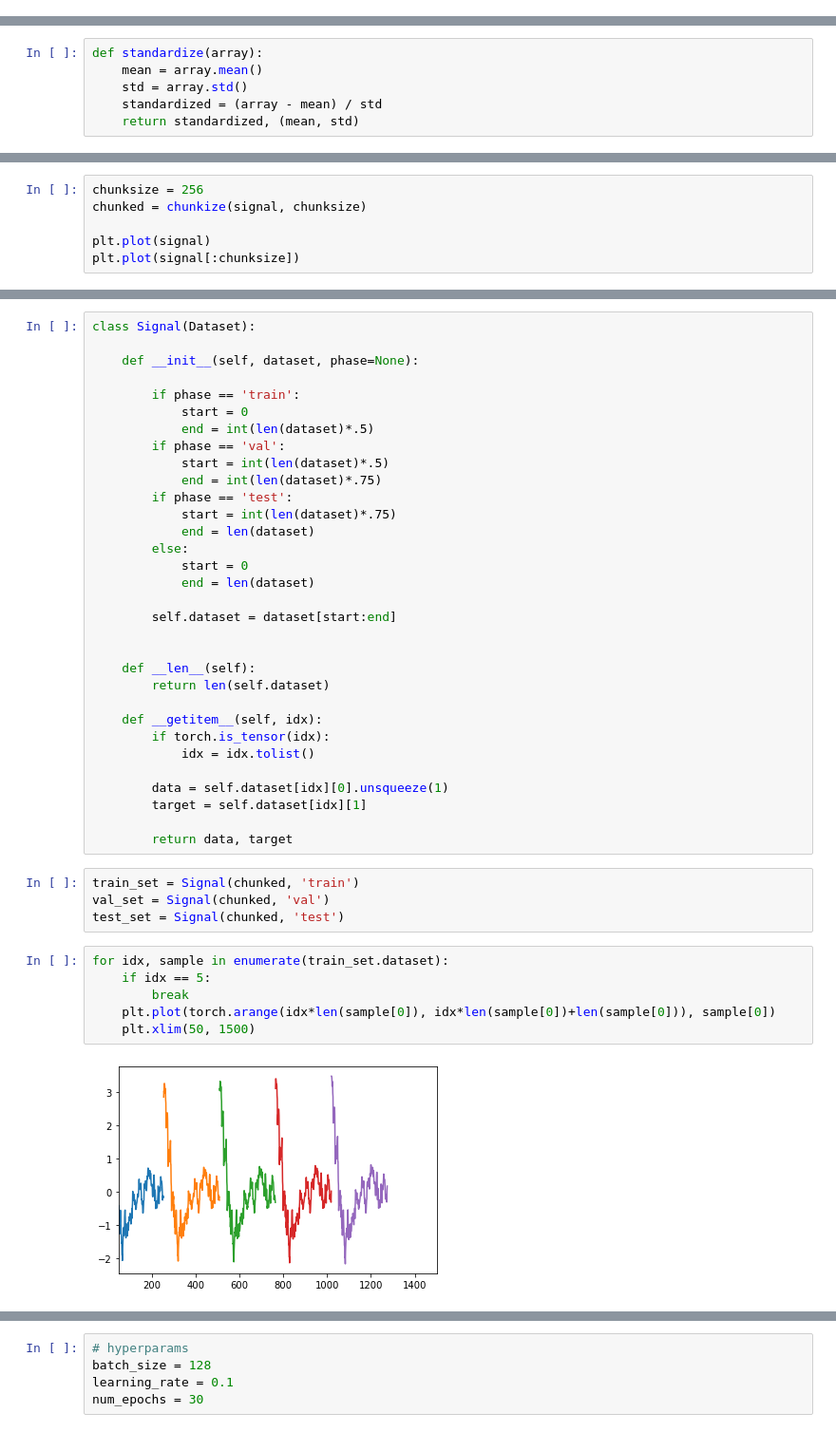
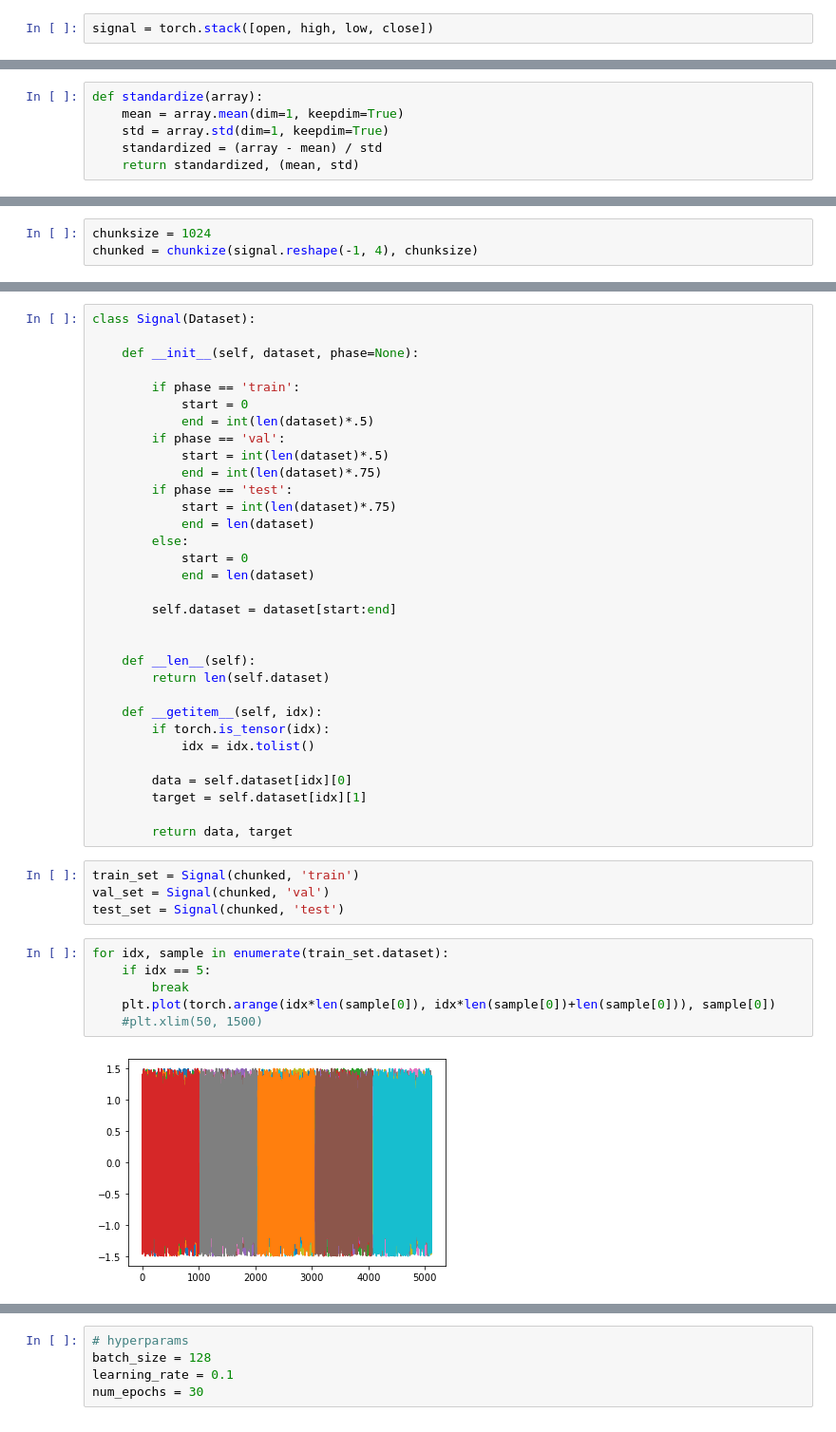
Before and after one commit to krupartea/waveform_predict, a Jupyter notebook: predict_stockprice.ipynb, the cells around one changed output, grey strips where cells are left out. Shown at 95% size. Cells and saved outputs as stored; diff of their text form.

Commit message:
Update predict_stockprice.ipynb
All open, high, low and close values are used as inputs and outputs of the model

```diff
--- a/predict_stockprice.ipynb
+++ b/predict_stockprice.ipynb
@@ -15,0 +36,2 @@ signal = torch.tensor(yf.download(tickers='BTC-USD', period='5d', interval = '2m
+# %%
+signal = torch.stack([open, high, low, close])
@@ -16,6 +42,6 @@ signal = torch.tensor(yf.download(tickers='BTC-USD', period='5d', interval = '2m
 # %%
 def standardize(array):
-    mean = array.mean()
-    std = array.std()
+    mean = array.mean(dim=1, keepdim=True)
+    std = array.std(dim=1, keepdim=True)
     standardized = (array - mean) / std
     return standardized, (mean, std)
@@ -36,8 +72,5 @@ def chunkize(series, chunk_size):
 
     return chunked
 # %%
-chunksize = 256
-chunked = chunkize(signal, chunksize)
-
-plt.plot(signal)
-plt.plot(signal[:chunksize])
+chunksize = 1024
+chunked = chunkize(signal.reshape(-1, 4), chunksize)
@@ -72,7 +102,7 @@ class Signal(Dataset):
         if torch.is_tensor(idx):
             idx = idx.tolist()
 
-        data = self.dataset[idx][0].unsqueeze(1)
+        data = self.dataset[idx][0]
         target = self.dataset[idx][1]
 
         return data, target
@@ -83,11 +113,11 @@ test_set = Signal(chunked, 'test')
 # %%
 for idx, sample in enumerate(train_set.dataset):
     if idx == 5:
         break
     plt.plot(torch.arange(idx*len(sample[0]), idx*len(sample[0])+len(sample[0])), sample[0])
-    plt.xlim(50, 1500)
+    #plt.xlim(50, 1500)
 # %% [output]
-[figure, old version]
+[figure, new version]
 # %%
 len(train_set)
 # %% [output]
```
Also changed, not shown: parts of 22 cells of this notebook.
